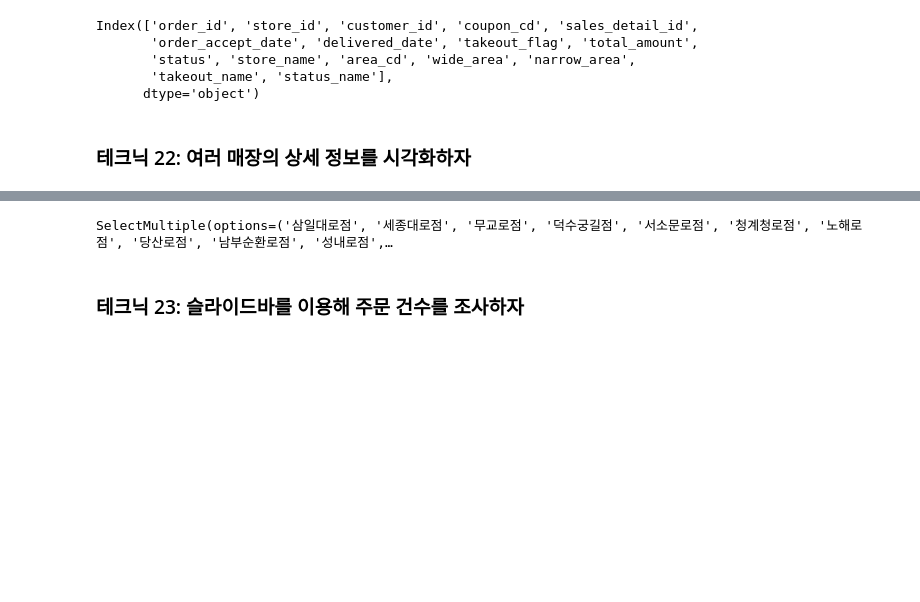
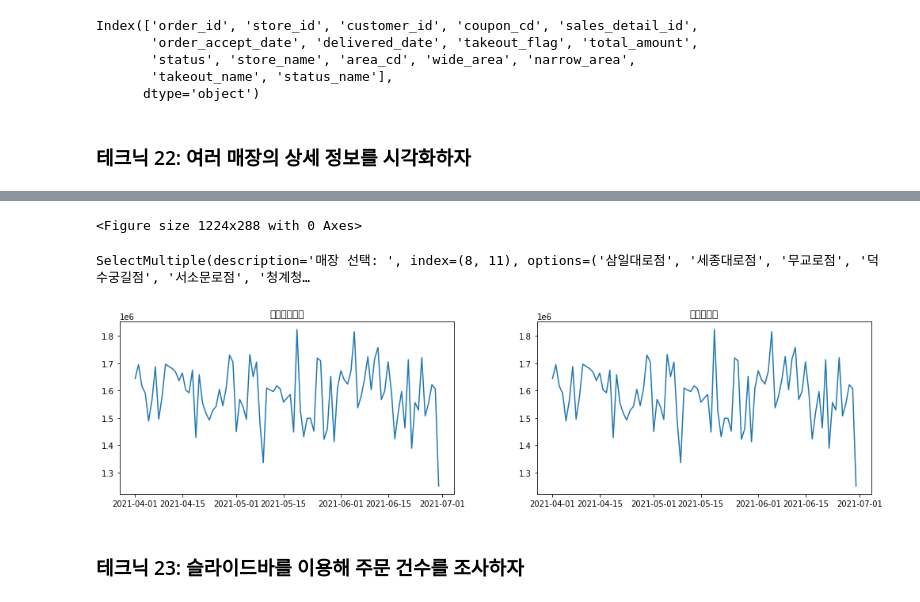
Before and after one commit to Haram-hub/-100-, a Jupyter notebook: chapter03.ipynb, the cells around one changed output, grey strips where cells are left out. Saved outputs shown, nothing was run; the diff lists cells and outputs as text; code cells hidden in the pictures; blank space fills up the shorter version.

```diff
--- a/chapter03.ipynb
+++ b/chapter03.ipynb
@@ -278,12 +272,5 @@ SelectMultiple(options=('삼일대로점', '세종대로점', '무교로점', '
-# %%
-def graph_by_multi(val):
-  clear_output()
-  display(select2)
-  pick_data = order_data[(order_data['store_name'].isin(val['new']))&(order_data['status'].isin([1,2]))]
-
-
-select2 = SelectMultiple(options=store_list)
-select2.observe(graph_by_multi, names='value')
-display(select2)
-# %% [output]
-SelectMultiple(options=('삼일대로점', '세종대로점', '무교로점', '덕수궁길점', '서소문로점', '청계청로점', '노해로점', '당산로점', '남부순환로점', '성내로점',…
+# %%
+fig = plt.figure(figsize=(17,4))
+plt.subplots_adjust(wspace=0.25, hspace=0.6)
+# %% [output]
+<Figure size 1224x288 with 0 Axes>
@@ -290,2 +280,32 @@ SelectMultiple(options=('삼일대로점', '세종대로점', '무교로점', '
+# %%
+import matplotlib.pyplot as plt
+plt.rc('font', family='NanumBarunGothic')
+
+def graph_by_multi(val):
+  clear_output()
+  display(select2)
+
+  fig = plt.figure(figsize=(17,4))
+  #그래프간 간격조정
+  plt.subplots_adjust(wspace=0.25, hspace=0.6)
+
+  i = 0
+
+  for trg in val['new']:
+    pick_data = order_data.loc[(order_data['store_name'].isin(val['new']))&(order_data['status'].isin([1,2]))]
+    temp = pick_data[['order_accept_date','total_amount']]
+    temp['order_accept_date'] = pd.to_datetime(temp['order_accept_date'])
+    temp.set_index('order_accept_date', inplace = True)
+    i+=1 #matplot에서 axis는 1부터 시작
+    ax = fig.add_subplot(1, len(val['new']), i)# 행 수, 열 수, 인덱스
+    ax.plot(temp.resample('D').sum())
+    ax.set_title(trg)
+
+select2 = SelectMultiple(options=store_list, description = '매장 선택: ')
+select2.observe(graph_by_multi, names='value')
+display(select2)
+# %% [output]
+SelectMultiple(description='매장 선택: ', index=(8, 11), options=('삼일대로점', '세종대로점', '무교로점', '덕수궁길점', '서소문로점', '청계청…
+[figure, added]
 # %% [markdown]
 ### 테크닉 23: 슬라이드바를 이용해 주문 건수를 조사하자
```
Also changed, not shown: parts of 22 cells of this notebook.
